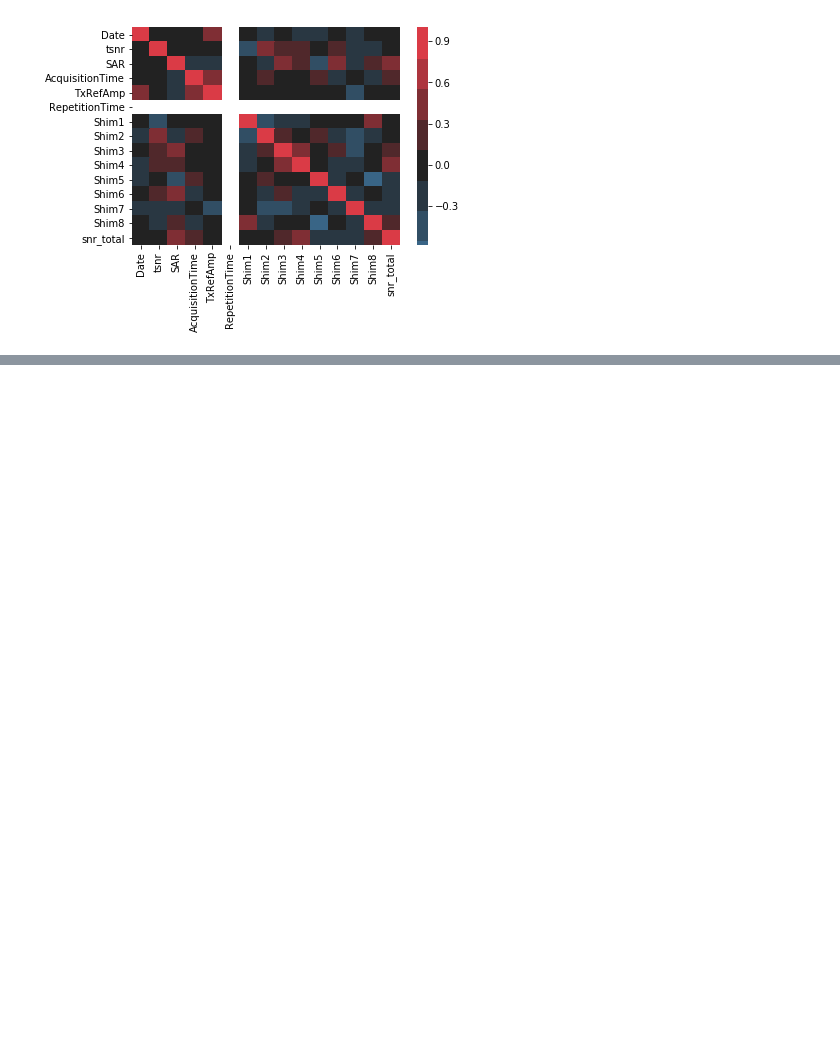
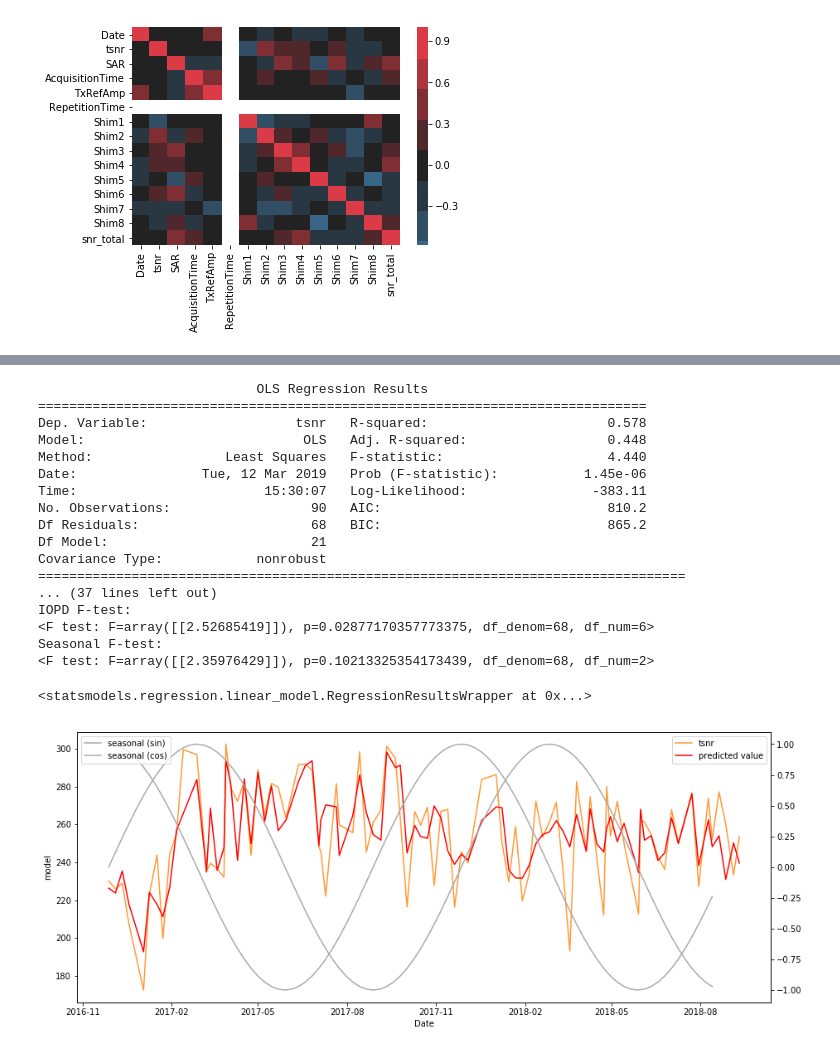
Before and after one commit to proj-nuisance/nuisance, a Jupyter notebook: ipy/nuisance.ipynb, the cells around one changed output, grey strips where cells are left out. Cells and saved outputs as stored; diff of their text form; code cells hidden in the pictures; blank space fills up the shorter version.

```diff
--- a/ipy/nuisance.ipynb
+++ b/ipy/nuisance.ipynb
@@ -142,7 +147,8 @@ df = pd.DataFrame(files,columns=['Date', 'tsnr', 'TxRefAmp', 'AcquisitionTime',
 files2 = pd.read_csv('../data/extractions/p2Xs4X35mm_BOLD.csv')
 df2 = pd.DataFrame(files2,columns=['Date', 'tsnr', 'TxRefAmp', 'AcquisitionTime', 'SAR',
                                 'RepetitionTime', 'Shim1', 'Shim2', 'Shim3', 'Shim4',
-                                'Shim5', 'Shim6', 'Shim7', 'Shim8'])
+                                'Shim5', 'Shim6', 'Shim7', 'Shim8', 'IOPD1', 'IOPD2',
+                                'IOPD3', 'IOPD4', 'IOPD5', 'IOPD6'])
 # %%
 files3 = pd.read_csv('../data/extractions/anat.csv')
 df3 = pd.DataFrame(files3,columns=['Date', 'snr_total', 'TxRefAmp', 'AcquisitionTime', 'SAR',
@@ -151,0 +180,22 @@ df3 = pd.DataFrame(files3,columns=['Date', 'snr_total', 'TxRefAmp', 'Acquisition
+# %%
+regress('tsnr', df2)
+# %% [output]
+                            OLS Regression Results
+==============================================================================
+Dep. Variable:                   tsnr   R-squared:                       0.578
+Model:                            OLS   Adj. R-squared:                  0.448
+Method:                 Least Squares   F-statistic:                     4.440
+Date:                Tue, 12 Mar 2019   Prob (F-statistic):           1.45e-06
+Time:                        15:30:07   Log-Likelihood:                -383.11
+No. Observations:                  90   AIC:                             810.2
+Df Residuals:                      68   BIC:                             865.2
+Df Model:                          21
+Covariance Type:            nonrobust
+===================================================================================
+... (37 lines left out)
+IOPD F-test:
+<F test: F=array([[2.52685419]]), p=0.02877170357773375, df_denom=68, df_num=6>
+Seasonal F-test:
+<F test: F=array([[2.35976429]]), p=0.10213325354173439, df_denom=68, df_num=2>
+<statsmodels.regression.linear_model.RegressionResultsWrapper at 0x...>
+[figure, added]
```
Also changed, not shown: parts of 4 cells of this notebook.
